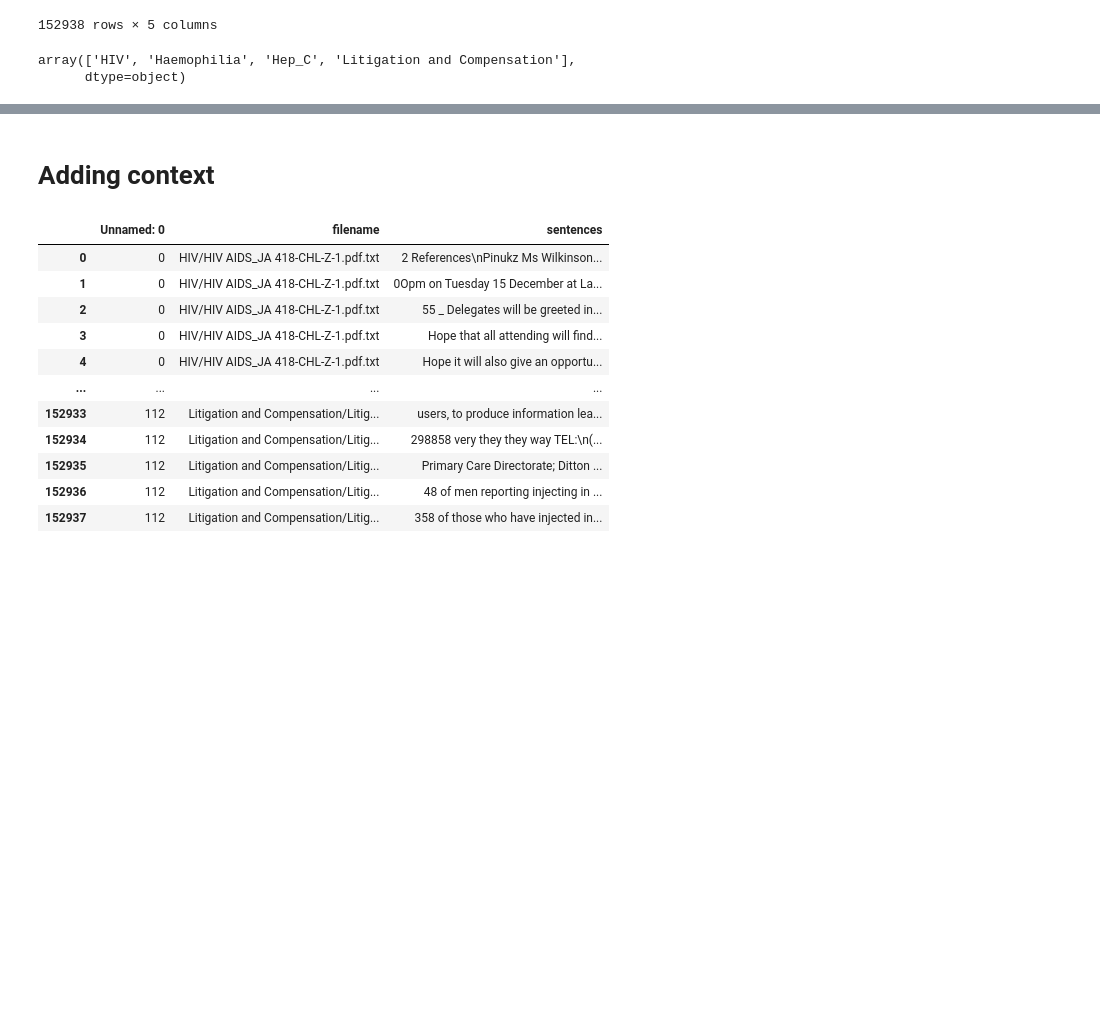
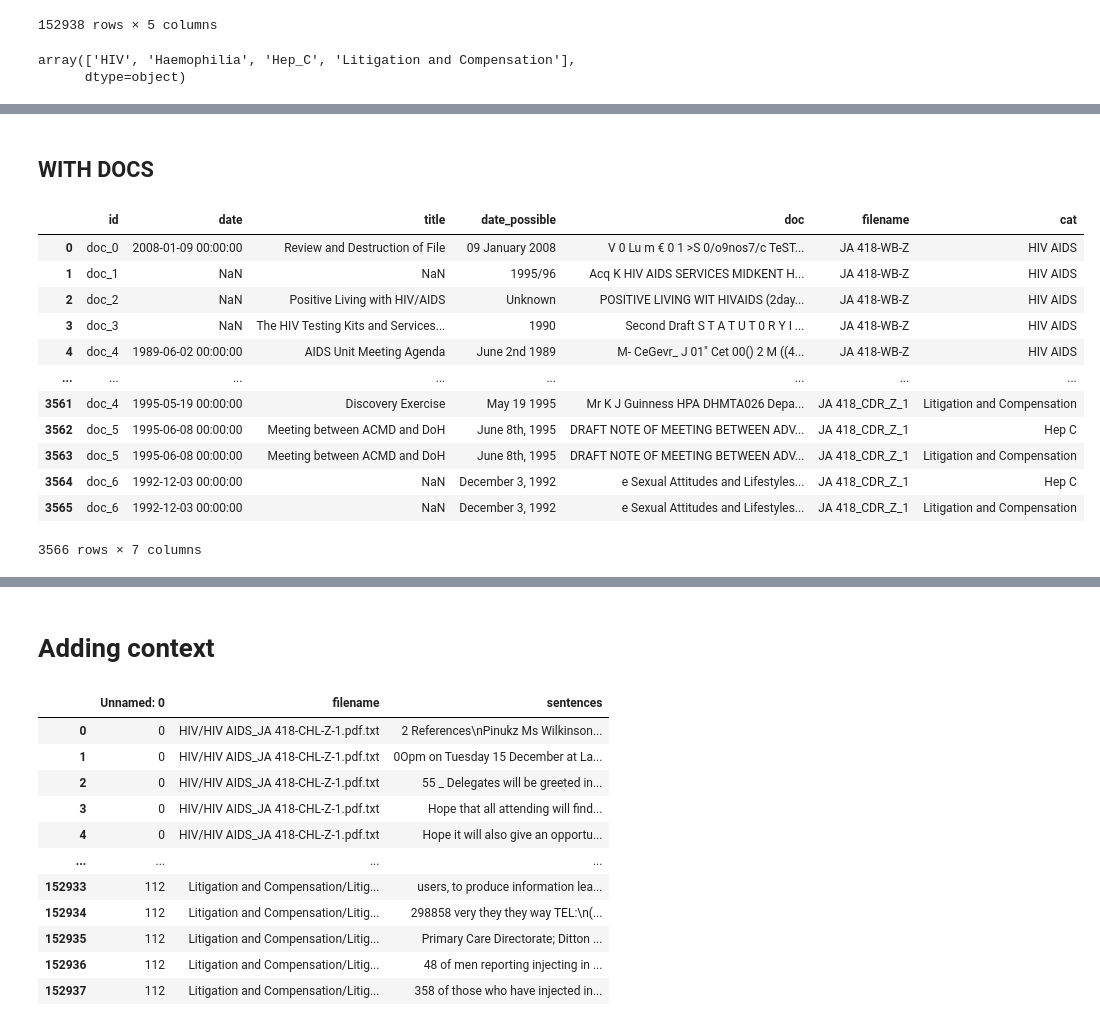
Before and after one commit to pnadelofficial/taylor_simple_search, a Jupyter notebook: testing.ipynb, the cells around one changed output, grey strips where cells are left out. Drawn from its saved outputs; the diff is of its cells as text; code cells hidden in the pictures; blank space fills up the shorter version.

Commit message:
national archive by doc

```diff
--- a/testing.ipynb
+++ b/testing.ipynb
@@ -406,0 +389,2 @@ with ix.searcher() as searcher:
+# %% [markdown]
+## WITH DOCS
@@ -406,0 +397,19 @@ with ix.searcher() as searcher:
+# %%
+nat = pd.read_csv('../blood_taylor/nat_archive_files_to_index104.csv').drop(['Unnamed: 0'], axis=1)
+nat['cat'] = nat.filename.apply(lambda x: x.split('_')[0])
+nat['filename'] = nat['filename'].apply(lambda x: '_'.join(x.split('.')[0].split('_')[1:]))
+nat
+# %% [output]
+|  | id | date | title | date_possible | doc | filename | cat |
+| 0 | doc_0 | 2008-01-09 00:00:00 | Review and Destruction of File | 09 January 2008 | V 0 Lu m € 0 1 >S 0/o9nos7/c TeST... | JA 418-WB-Z | HIV AIDS |
+| 1 | doc_1 | NaN | NaN | 1995/96 | Acq K HIV AIDS SERVICES MIDKENT H... | JA 418-WB-Z | HIV AIDS |
+| 2 | doc_2 | NaN | Positive Living with HIV/AIDS | Unknown | POSITIVE LIVING WIT HIVAIDS (2day... | JA 418-WB-Z | HIV AIDS |
+| 3 | doc_3 | NaN | The HIV Testing Kits and Services... | 1990 | Second Draft S T A T U T 0 R Y I ... | JA 418-WB-Z | HIV AIDS |
+| 4 | doc_4 | 1989-06-02 00:00:00 | AIDS Unit Meeting Agenda | June 2nd 1989 | M- CeGevr_ J 01" Cet 00() 2 M ((4... | JA 418-WB-Z | HIV AIDS |
+| ... | ... | ... | ... | ... | ... | ... | ... |
+| 3561 | doc_4 | 1995-05-19 00:00:00 | Discovery Exercise | May 19 1995 | Mr K J Guinness HPA DHMTA026 Depa... | JA 418_CDR_Z_1 | Litigation and Compensation |
+| 3562 | doc_5 | 1995-06-08 00:00:00 | Meeting between ACMD and DoH | June 8th, 1995 | DRAFT NOTE OF MEETING BETWEEN ADV... | JA 418_CDR_Z_1 | Hep C |
+| 3563 | doc_5 | 1995-06-08 00:00:00 | Meeting between ACMD and DoH | June 8th, 1995 | DRAFT NOTE OF MEETING BETWEEN ADV... | JA 418_CDR_Z_1 | Litigation and Compensation |
+| 3564 | doc_6 | 1992-12-03 00:00:00 | NaN | December 3, 1992 | e Sexual Attitudes and Lifestyles... | JA 418_CDR_Z_1 | Hep C |
+| 3565 | doc_6 | 1992-12-03 00:00:00 | NaN | December 3, 1992 | e Sexual Attitudes and Lifestyles... | JA 418_CDR_Z_1 | Litigation and Compensation |
+3566 rows × 7 columns
```
Also changed, not shown: parts of 21 cells of this notebook, 3 other files.
